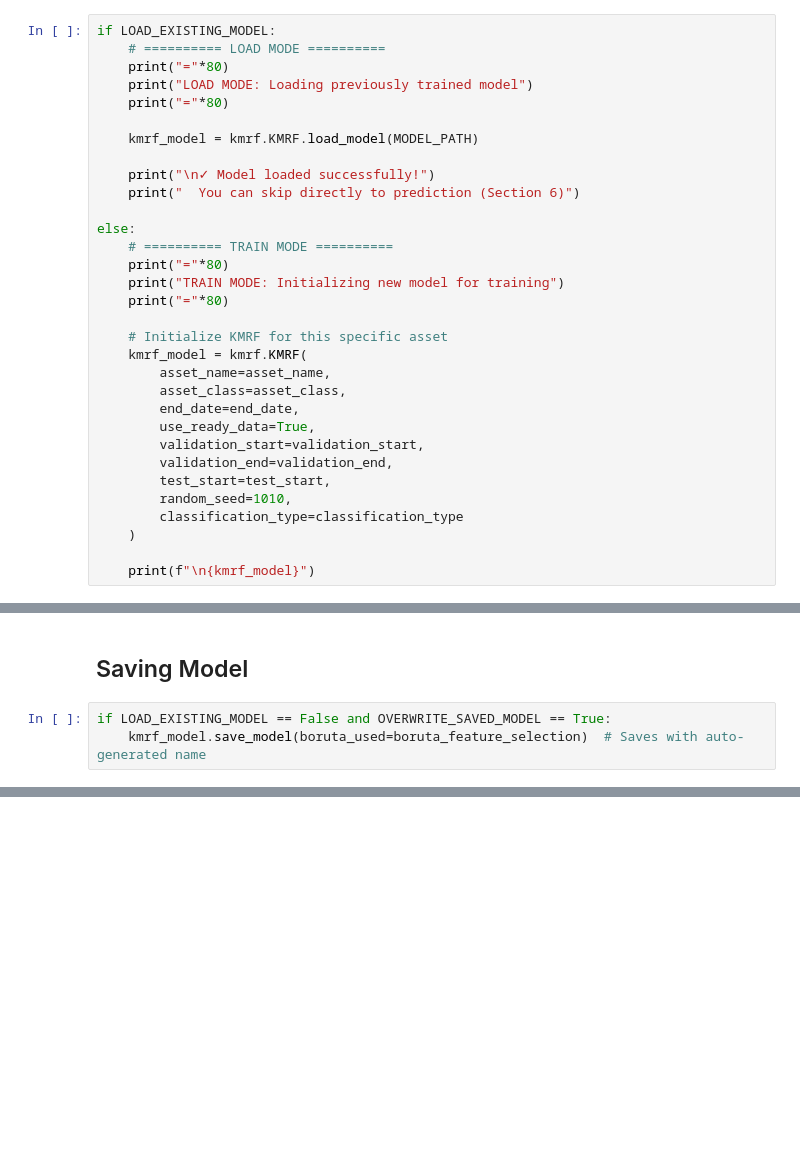
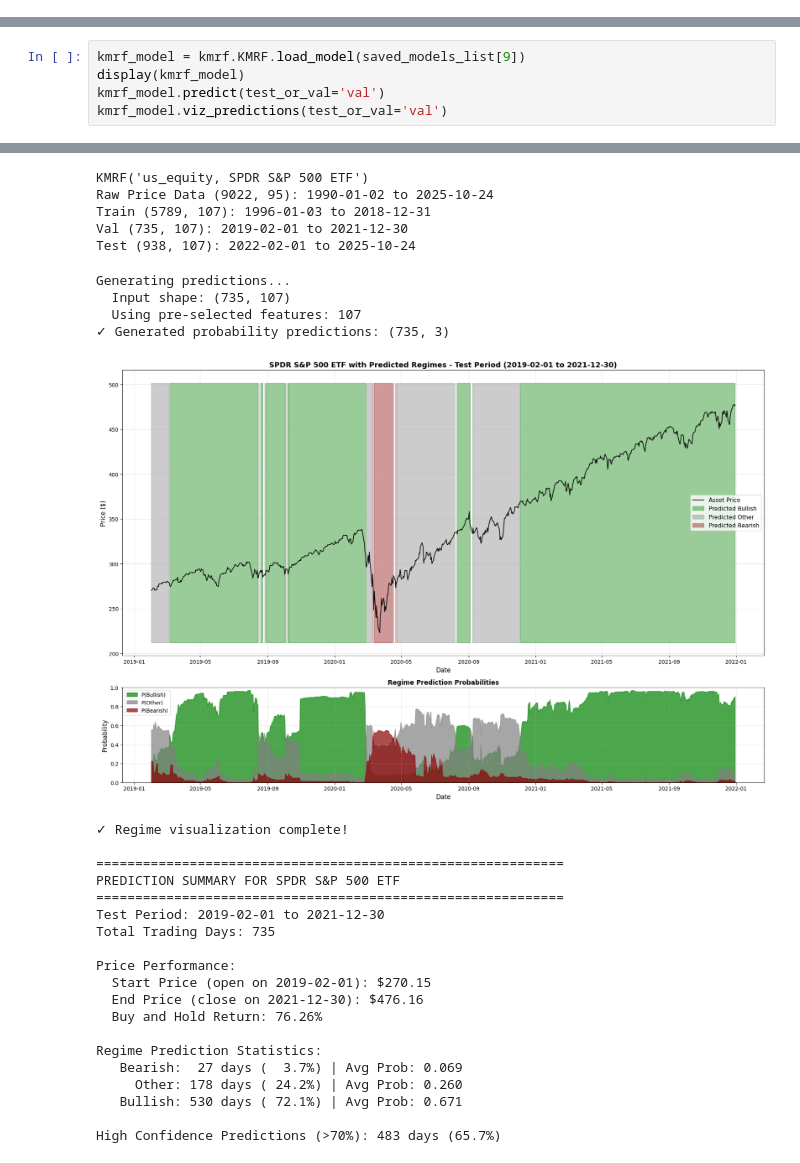
Before and after one commit to jessego20/FE800_project_code, a Jupyter notebook: test_kmrf.ipynb, the cells around one changed output, grey strips where cells are left out. Saved outputs shown, nothing was run; the diff lists cells and outputs as text; blank space fills up the shorter version.

```diff
--- a/test_kmrf.ipynb
+++ b/test_kmrf.ipynb
@@ -106,32 +64,0 @@ This section handles both modes:
-# %%
-if LOAD_EXISTING_MODEL:
-    # ========== LOAD MODE ==========
-    print("="*80)
-    print("LOAD MODE: Loading previously trained model")
-    print("="*80)
-
-    kmrf_model = kmrf.KMRF.load_model(MODEL_PATH)
-
-    print("\n✓ Model loaded successfully!")
-    print("  You can skip directly to prediction (Section 6)")
-
-else:
-    # ========== TRAIN MODE ==========
-    print("="*80)
-    print("TRAIN MODE: Initializing new model for training")
-    print("="*80)
-
-    # Initialize KMRF for this specific asset
-    kmrf_model = kmrf.KMRF(
-        asset_name=asset_name,
-        asset_class=asset_class,
-        end_date=end_date,
-        use_ready_data=True,
-        validation_start=validation_start,
-        validation_end=validation_end,
-        test_start=test_start,
-        random_seed=1010,
-        classification_type=classification_type
-    )
-
-    print(f"\n{kmrf_model}")
@@ -582,5 +65,6 @@ Timestamp('2019-09-30 00:00:00')
-# %% [markdown]
-## Saving Model
-# %%
-if LOAD_EXISTING_MODEL == False and OVERWRITE_SAVED_MODEL == True:
-    kmrf_model.save_model(boruta_used=boruta_feature_selection)  # Saves with auto-generated name
+# %%
+kmrf_model = kmrf.KMRF.load_model(saved_models_list[9])
+display(kmrf_model)
+kmrf_model.predict(test_or_val='val')
+kmrf_model.viz_predictions(test_or_val='val')
+# %% [output]
@@ -586,0 +82,29 @@ if LOAD_EXISTING_MODEL == False and OVERWRITE_SAVED_MODEL == True:
+KMRF('us_equity, SPDR S&P 500 ETF')
+Raw Price Data (9022, 95): 1990-01-02 to 2025-10-24
+Train (5789, 107): 1996-01-03 to 2018-12-31
+Val (735, 107): 2019-02-01 to 2021-12-30
+Test (938, 107): 2022-02-01 to 2025-10-24
+Generating predictions...
+  Input shape: (735, 107)
+  Using pre-selected features: 107
+✓ Generated probability predictions: (735, 3)
+[figure, added]
+✓ Regime visualization complete!
+
+============================================================
+PREDICTION SUMMARY FOR SPDR S&P 500 ETF
+============================================================
+Test Period: 2019-02-01 to 2021-12-30
+Total Trading Days: 735
+
+Price Performance:
+  Start Price (open on 2019-02-01): $270.15
+  End Price (close on 2021-12-30): $476.16
+  Buy and Hold Return: 76.26%
+
+Regime Prediction Statistics:
+   Bearish:  27 days (  3.7%) | Avg Prob: 0.069
+     Other: 178 days ( 24.2%) | Avg Prob: 0.260
+   Bullish: 530 days ( 72.1%) | Avg Prob: 0.671
+
+High Confidence Predictions (>70%): 483 days (65.7%)
```
Also changed, not shown: parts of 28 cells of this notebook.
